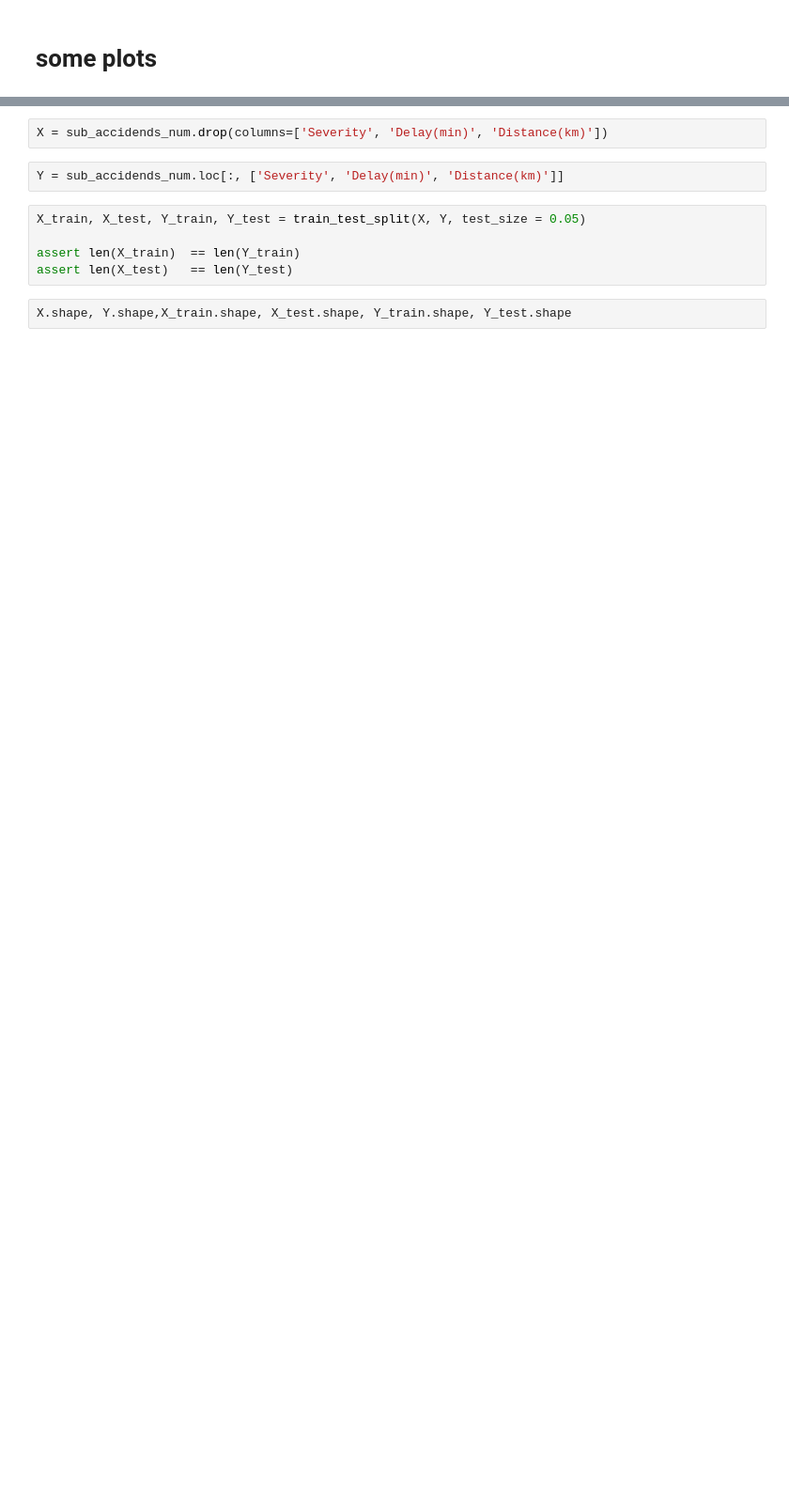
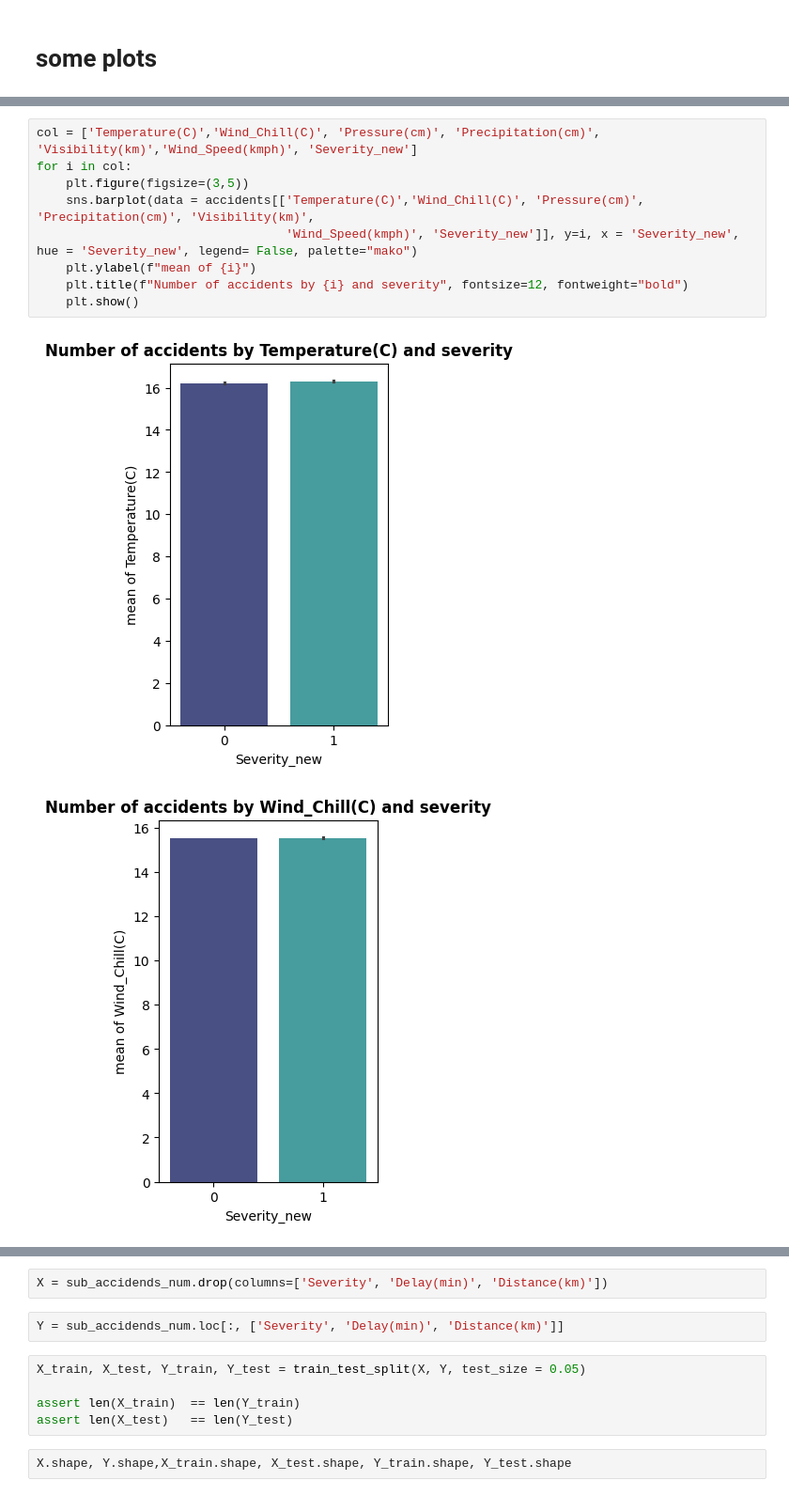
Before and after one commit to reza370/ML_group_project, a Jupyter notebook: accidents.ipynb, the cells around one changed output, grey strips where cells are left out. Shown at 94% size. Drawn from its saved outputs; the diff is of its cells as text; blank space fills up the shorter version.

```diff
--- a/accidents.ipynb
+++ b/accidents.ipynb
@@ -422,0 +474,12 @@ plt.title("Number of Accidents per Month", fontsize=14, fontweight="bold")'''
+# %%
+col = ['Temperature(C)','Wind_Chill(C)', 'Pressure(cm)', 'Precipitation(cm)', 'Visibility(km)','Wind_Speed(kmph)', 'Severity_new']
+for i in col:
+    plt.figure(figsize=(3,5))
+    sns.barplot(data = accidents[['Temperature(C)','Wind_Chill(C)', 'Pressure(cm)', 'Precipitation(cm)', 'Visibility(km)',
+                                  'Wind_Speed(kmph)', 'Severity_new']], y=i, x = 'Severity_new', hue = 'Severity_new', legend= False, palette="mako")
+    plt.ylabel(f"mean of {i}")
+    plt.title(f"Number of accidents by {i} and severity", fontsize=12, fontweight="bold")
+    plt.show()
+# %% [output]
+[figure, added]
+[figure, added]
```
Also changed, not shown: parts of 31 cells of this notebook.
